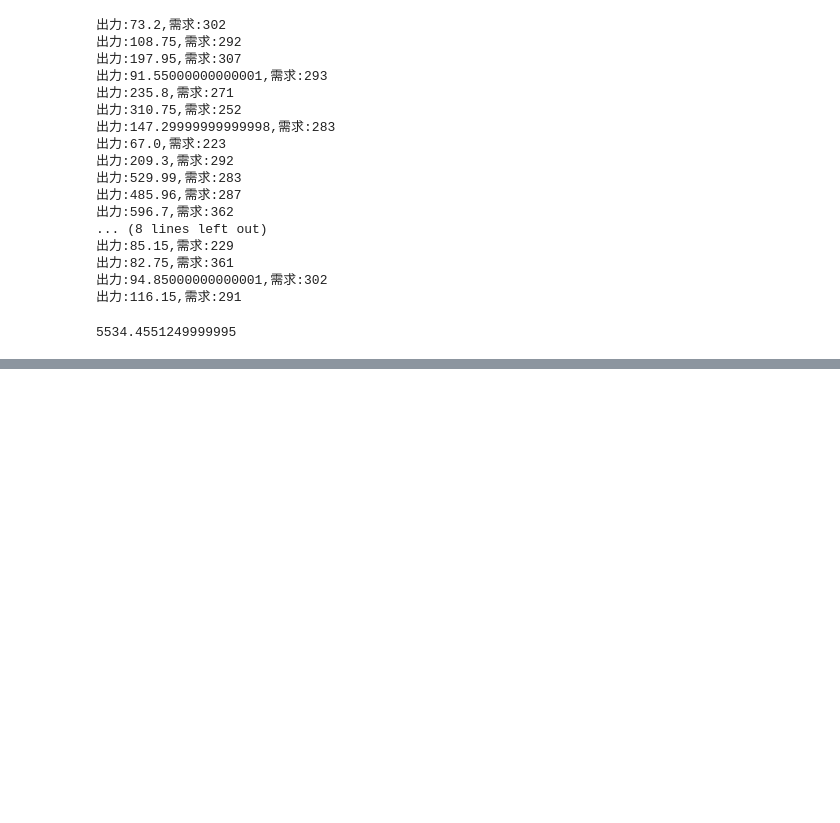
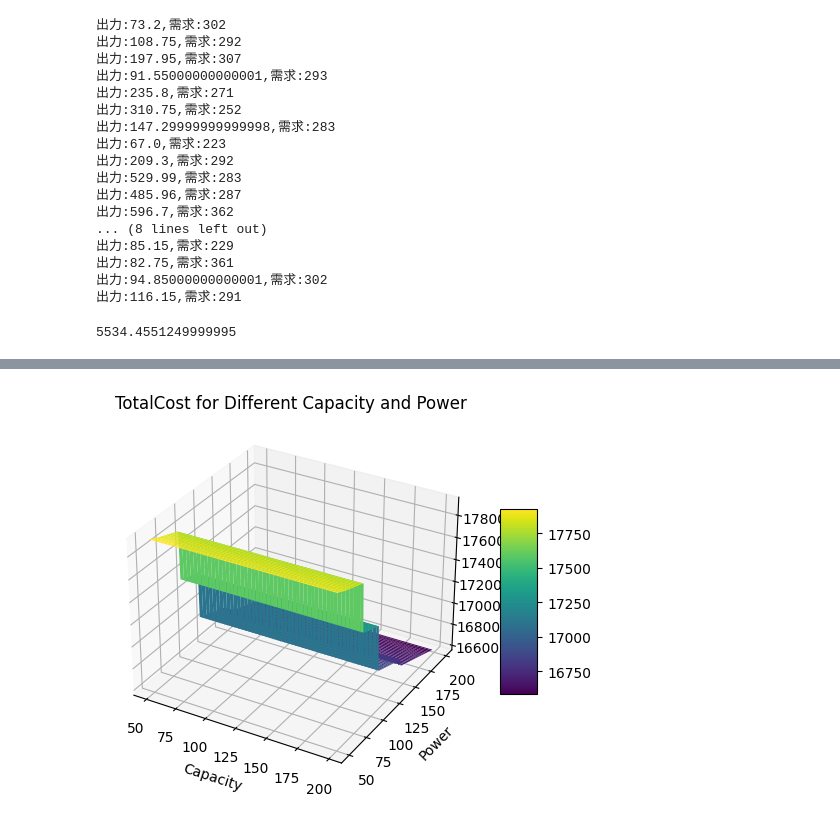
Before and after one commit to QGBLWQ/5.24, a Jupyter notebook: work.ipynb, the cells around one changed output, grey strips where cells are left out. Cells and saved outputs as stored; diff of their text form; code cells hidden in the pictures; blank space fills up the shorter version.

```diff
--- a/work.ipynb
+++ b/work.ipynb
@@ -235,0 +272,19 @@ calculate_costs_for_multy(LightProduceByC,WinProduceByC,LoadC,BuyInPrice,LightPr
+# %%
+st_c = 50
+end_c = 250
+step_c = 1
+st_p = 50
+end_p = 300
+step_p = 1
+CapacityRange = np.arange(st_c,end_c,step_c)
+PowerRange = np.arange(st_p,end_p,step_p)
+TotalCost_Q_1_3 = np.zeros((len(CapacityRange), len(PowerRange)))
+x=-1
+for batteryCapacity in CapacityRange:
+    x+=1
+    y=-1
+    for batteryPower in PowerRange:
+        y+=1
+        TotalCost_Q_1_3[x,y] = (calculate_costs(LightProduceByA,LoadA,BuyInPrice,LightProducePrice) +
+                               calculate_costs(WinProduceByB,LoadB,BuyInPrice,WindProducePrice) +
+                              calculate_costs_for_multy(LightProduceByC,WinProduceByC,LoadC,BuyInPrice,LightProducePrice,WindProducePrice))
@@ -235,0 +309,17 @@ calculate_costs_for_multy(LightProduceByC,WinProduceByC,LoadC,BuyInPrice,LightPr
+# %%
+def Plot_3D(X, Y, Z):
+    X, Y = np.meshgrid(X, Y)
+    Z = np.array(Z)
+    fig = plt.figure()
+    ax = fig.add_subplot(111, projection='3d')
+    surf = ax.plot_surface(X,Y,Z,cmap='viridis')
+    fig.colorbar(surf, ax=ax, shrink=0.5, aspect=5)
+    ax.set_xlabel('Capacity')
+    ax.set_ylabel('Power')
+    ax.set_zlabel('TotalCost')
+    ax.set_title('TotalCost for Different Capacity and Power')
+    plt.show()
+
+Plot_3D(CapacityRange, PowerRange, TotalCost_Q_1_3)
+# %% [output]
+[figure, added]
```
Also changed, not shown: parts of 6 cells of this notebook.
